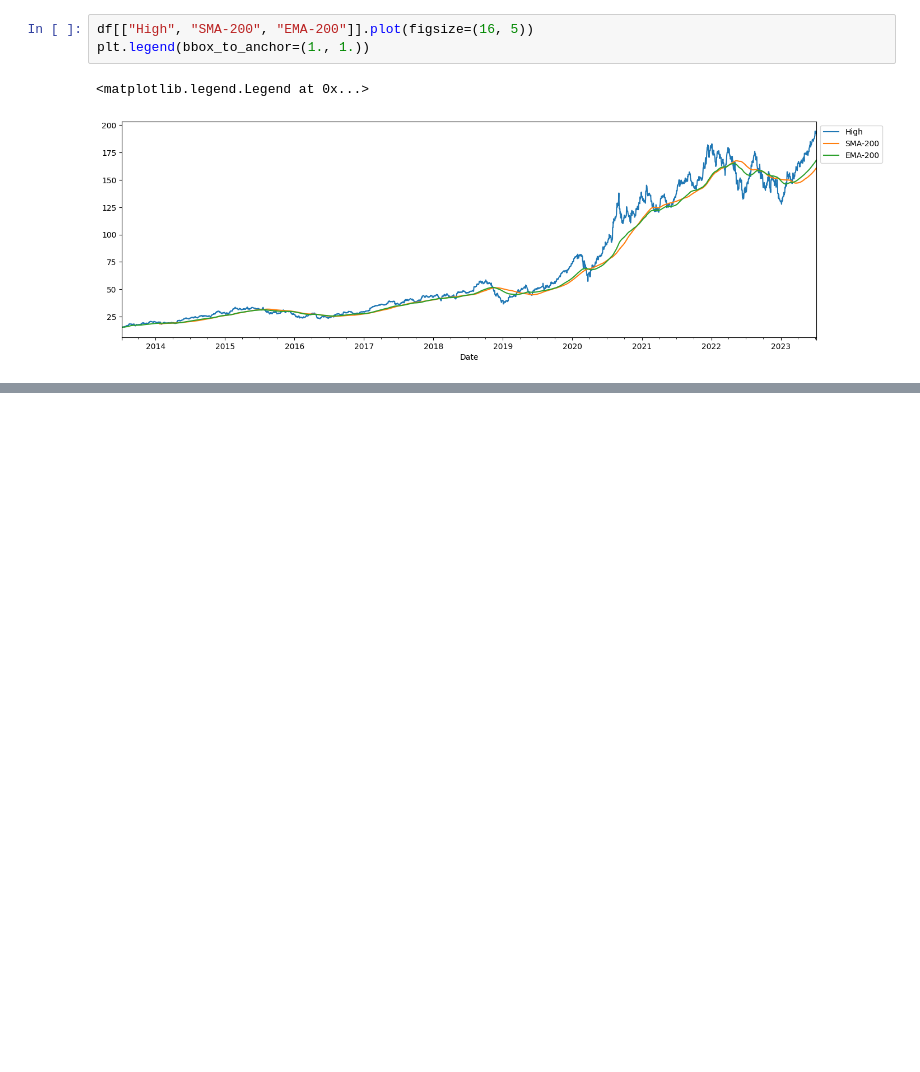
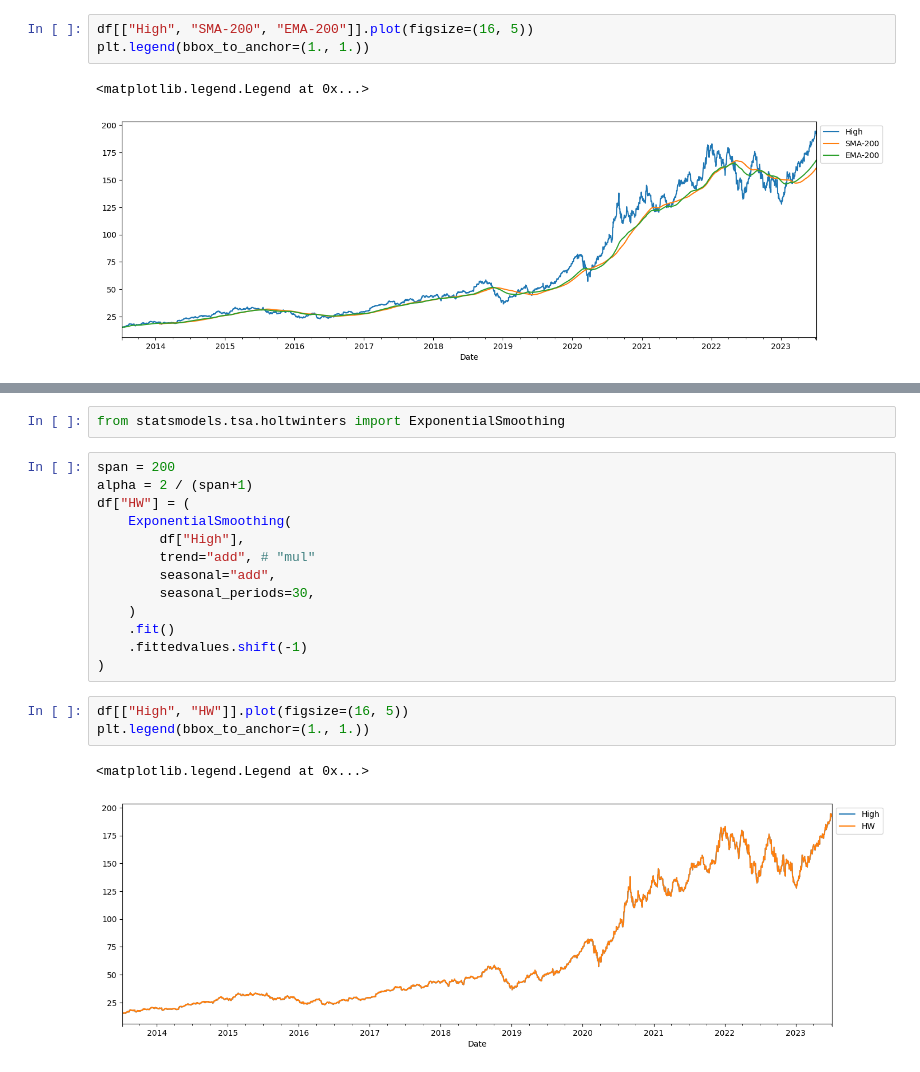
Before and after one commit to pakhapoom/time-series, a Jupyter notebook: notebooks/02_smoothing_methods.ipynb, the cells around one changed output, grey strips where cells are left out. Drawn from its saved outputs; the diff is of its cells as text; blank space fills up the shorter version.

Commit message:
feat: add smoothers from `statsmodels`

```diff
--- a/notebooks/02_trend_smoothers.ipynb
+++ b/notebooks/02_smoothing_methods.ipynb
@@ -84,0 +132,21 @@ plt.legend(bbox_to_anchor=(1., 1.))
+# %%
+from statsmodels.tsa.holtwinters import ExponentialSmoothing
+# %%
+span = 200
+alpha = 2 / (span+1)
+df["HW"] = (
+    ExponentialSmoothing(
+        df["High"],
+        trend="add", # "mul"
+        seasonal="add",
+        seasonal_periods=30,
+    )
+    .fit()
+    .fittedvalues.shift(-1)
+)
+# %%
+df[["High", "HW"]].plot(figsize=(16, 5))
+plt.legend(bbox_to_anchor=(1., 1.))
+# %% [output]
+<matplotlib.legend.Legend at 0x...>
+[figure, added]
```
Also changed, not shown: parts of 9 cells of this notebook, 2 other files.
